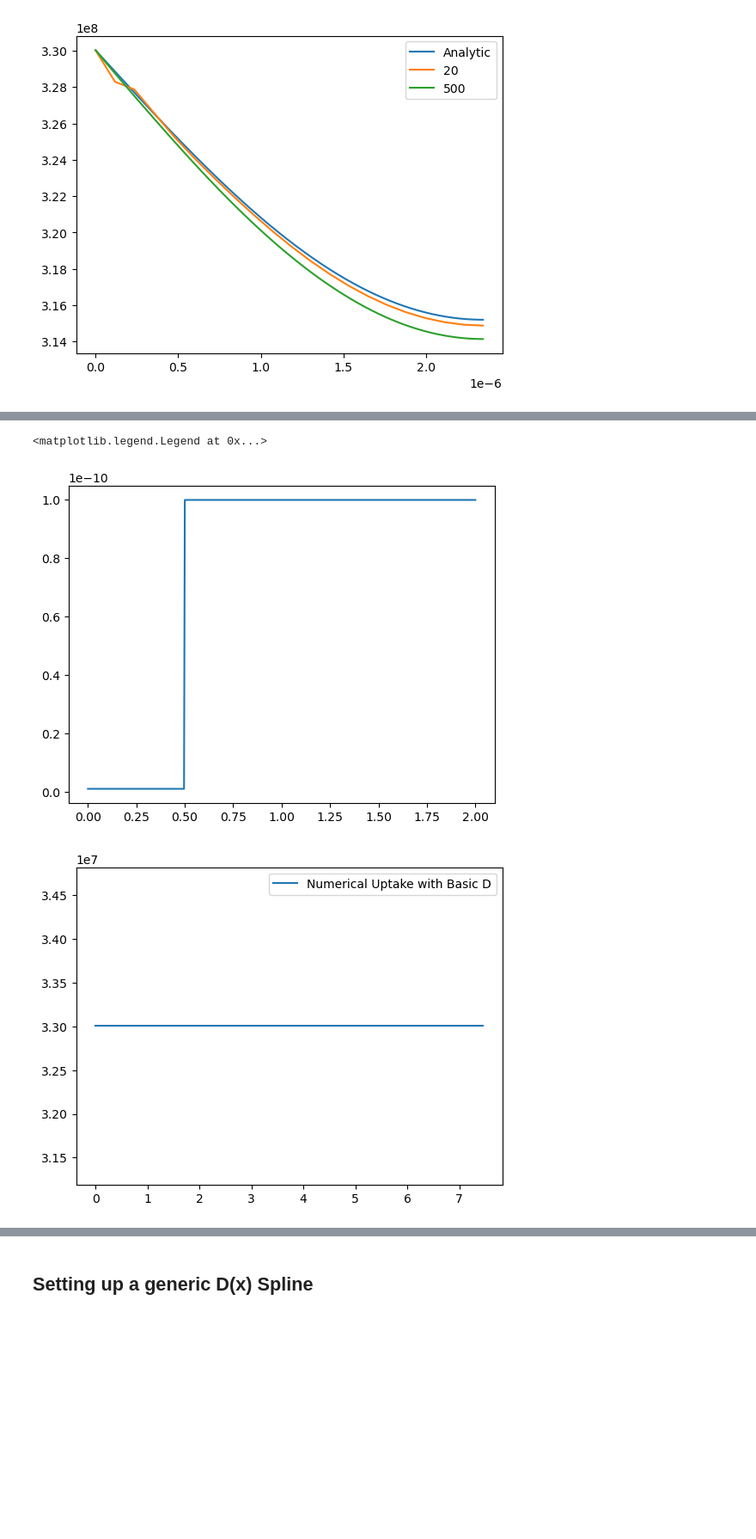
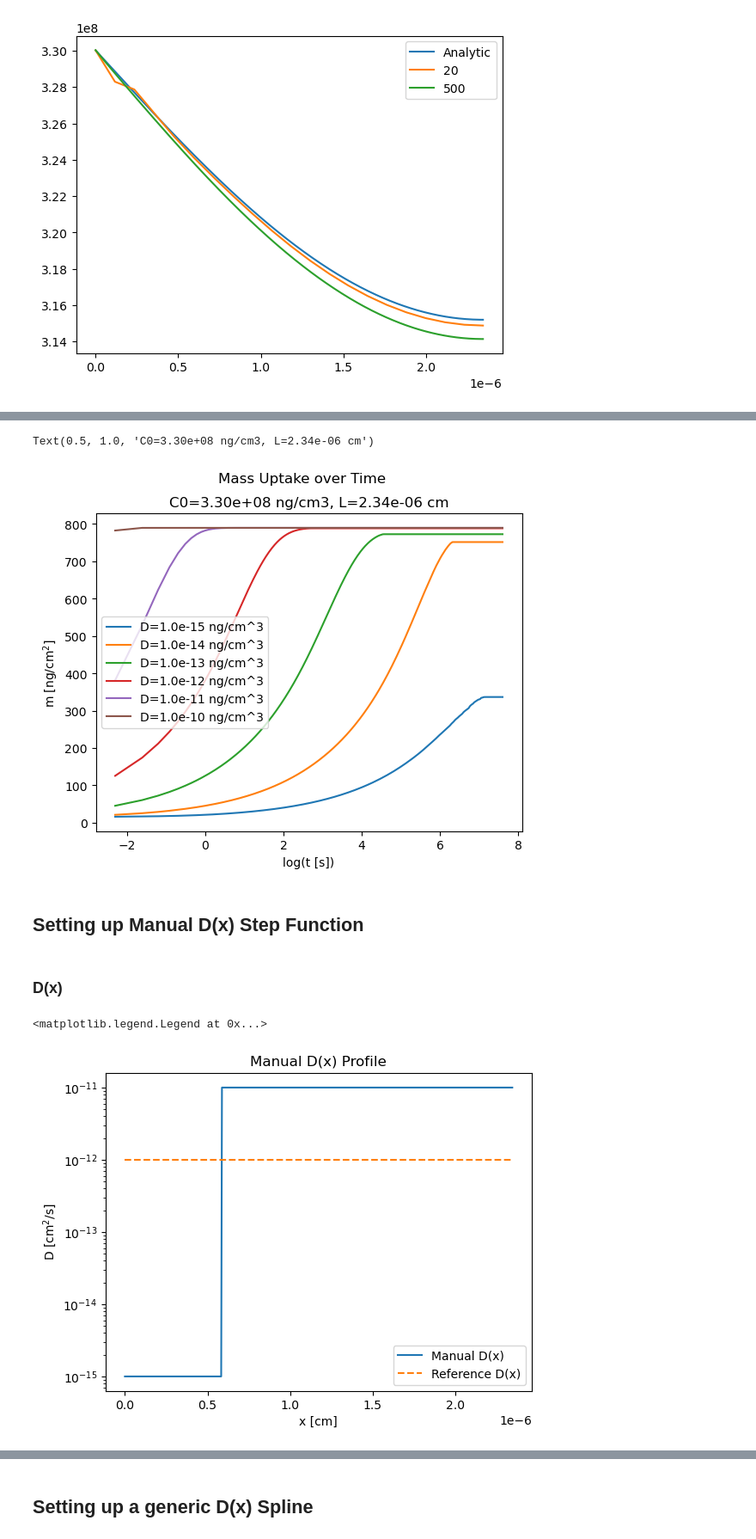
Before and after one commit to william-dove/Diffusion-Modeling, a Jupyter notebook: DopantUptake.ipynb, the cells around one changed output, grey strips where cells are left out. Shown at 86% size. Drawn from its saved outputs; the diff is of its cells as text; code cells hidden in the pictures; blank space fills up the shorter version.

Commit message:
Plotted some more diffusion data for varying D and C0, D(x) step function

```diff
--- a/DopantUptake.ipynb
+++ b/DopantUptake.ipynb
@@ -950,7 +951,7 @@ L = float(thicknesses.loc[53, 'Thickness [A]']) # [A]
 L *= 1e-8 # [cm]
 
 # Divide final uptake (assuming steady state reached) by the length to get assumed boundary concentration
-C0 = m_exp[-1]/L # [ng/cm^3]
+C0 = float(m_exp[-1])/L # [ng/cm^3]
 
 # No reaction term
 k = 0
@@ -959,0 +1022,4 @@ f = lambda x: jnp.ones_like(x)*2e-12
+# %%
+m_vs_d = pd.DataFrame(m_list.T, columns=Ds)
+m_vs_d.to_csv('./data/m_for_diff_d.csv')
+m_vs_d
@@ -960,38 +1040,41 @@ f = lambda x: jnp.ones_like(x)*2e-12
+# %%
+for D in m_vs_d.columns:
+    plt.plot(np.log(time_s), m_vs_d[D], label=f'D={D:.1e} ng/cm^3')
+
+plt.legend()
+plt.xlabel('log(t [s])')
+plt.ylabel('m [ng/cm$^2$]')
+plt.suptitle('Mass Uptake over Time')
+plt.title(f'C0={C0:.2e} ng/cm3, L={L:.2e} cm')
+# %% [output]
+Text(0.5, 1.0, 'C0=3.30e+08 ng/cm3, L=2.34e-06 cm')
+[figure, added]
+# %% [markdown]
+## Setting up Manual D(x) Step Function
+# %% [markdown]
+### D(x)
 # %%
 def manual_D(x):
     len_x = len(x)
-    len_bar = len_x//4
-    len_main = len_x - len_bar
-    barrier = np.ones((len_bar,))*1e-12
-    body = np.ones((len_main,))*1e-10
+    D = np.ones_like(x)
+    D[:len_x//4] = 1e-15
+    D[len_x//4:] = 1e-11
+    return D
 
-    return np.concatenate((barrier, body))
-L = 2
+x = np.linspace(0, L, 500)
 
-x = np.linspace(0, L, 501)
+ref_D = lambda x: 1e-12 * jnp.ones_like(x)
 
 D_manual = manual_D(x)
+D_ref = ref_D(x)
 
-plt.figure(1)
-plt.plot(x, D_manual)
-
-
-basic_D = lambda x: 1e-12 * jnp.ones_like(x)
-
-m0 = num_uptake(C0, basic_D, k, L, times, Nx=20, Nt=20, theta=0.55)
-m = num_uptake(C0, manual_D, k, L, times, Nx=500, Nt=500, theta=0.55)
-
-plt.figure(2)
-
-plt.plot(times, m0, label='Numerical Uptake with Basic D')
+plt.plot(x, D_manual, label='Manual D(x)')
+plt.plot(x, D_ref, label='Reference D(x)', linestyle='--')
+plt.xlabel('x [cm]')
+plt.ylabel('D [cm$^2$/s]')
+plt.yscale('log')
+plt.title('Manual D(x) Profile')
 plt.legend()
-
-plt.figure(3)
-plt.plot(times, m, label='Numerical Uptake with Manual D')
-
-
-plt.legend()
 # %% [output]
 <matplotlib.legend.Legend at 0x...>
-[figure, old version]
+[figure, new version]
-[figure, removed]
```
Also changed, not shown: parts of 18 cells of this notebook.
